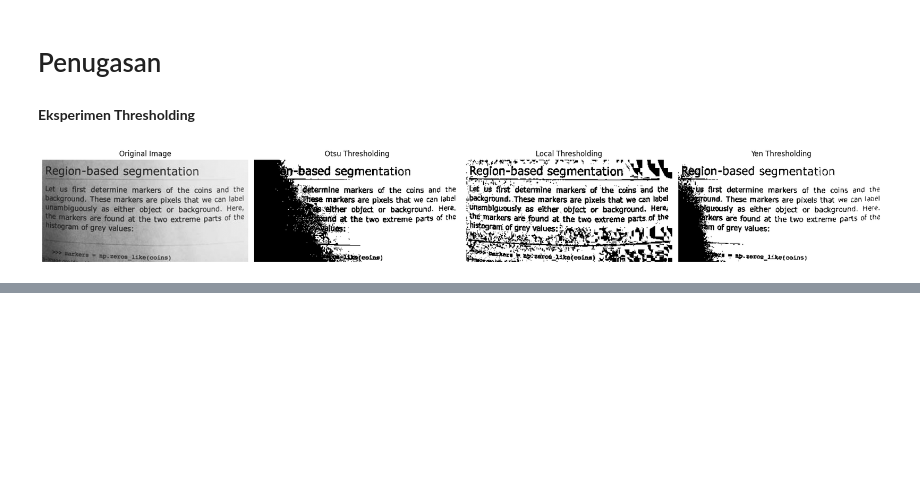
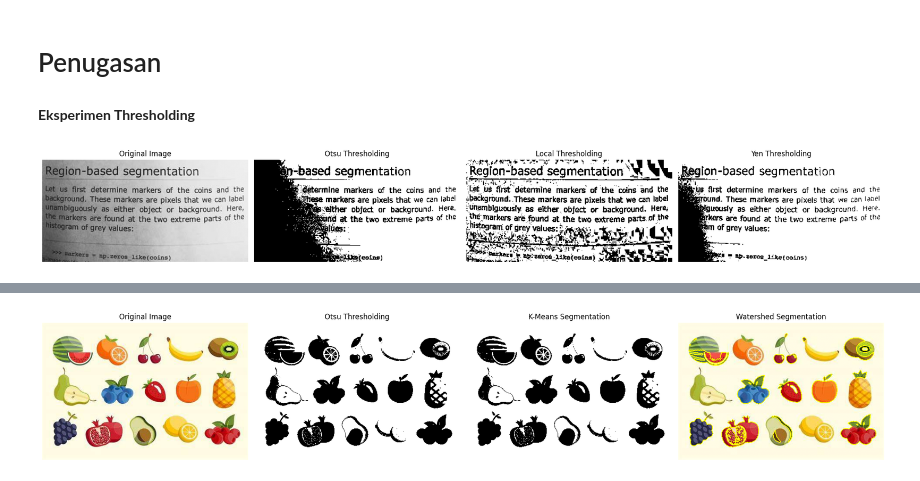
Before and after one commit to AhmadRizkiadi/pengolahan-citra, a Jupyter notebook: js4_segmentasi_gambar.ipynb, the cells around one changed output, grey strips where cells are left out. Saved outputs shown, nothing was run; the diff lists cells and outputs as text; code cells hidden in the pictures; blank space fills up the shorter version.

```diff
--- a/js4_segmentasi_gambar.ipynb
+++ b/js4_segmentasi_gambar.ipynb
@@ -373,54 +392,63 @@ plt.show()
 # %%
 import numpy as np
 import matplotlib.pyplot as plt
-from skimage import io, filters, segmentation, measure
+from skimage import io, filters, segmentation, color
 from skimage.filters import threshold_otsu
 from sklearn.cluster import KMeans
 from scipy import ndimage as ndi
 
-# 1. Memuat citra sederhana dari internet (misalnya citra buah-buahan)
-image = io.imread("https://upload.wikimedia.org/wikipedia/commons/4/43/Apple_fruit.jpg")
-image_gray = np.mean(image, axis=2)  # Mengubah citra menjadi grayscale
+# 1. Memuat citra buah-buahan
+image = io.imread("buah2an.jpg")
+# Ubah ke grayscale menggunakan konversi luminansi agar proporsional
+image_gray = color.rgb2gray(image)  # hasil range 0-1
 
 # 2. Metode Otsu Thresholding
 threshold_otsu_value = threshold_otsu(image_gray)
 binary_otsu = image_gray > threshold_otsu_value
 
 # 3. Metode K-Means
-# Kita ubah citra menjadi 2D untuk clustering K-Means
 image_reshaped = image_gray.reshape((-1, 1))
 kmeans = KMeans(n_clusters=2, random_state=42).fit(image_reshaped)
 labels_kmeans = kmeans.labels_.reshape(image_gray.shape)
-binary_kmeans = labels_kmeans == 1  # Menggunakan cluster yang lebih terang
+
+# Pastikan cluster objek utama adalah yang lebih terang
+if np.mean(image_gray[labels_kmeans == 0]) > np.mean(image_gray[labels_kmeans == 1]):
+    binary_kmeans = labels_kmeans == 0
+else:
+    binary_kmeans = labels_kmeans == 1
 
 # 4. Metode Watershed
-# Menghitung gradien dan menentukan marker
 elevation_map = filters.sobel(image_gray)
-markers = np.zeros_like(image_gray)
-markers[image_gray < 100] = 1  # Latar belakang
-markers[image_gray > 150] = 2  # Objek
+
+# Marker lebih dinamis berdasarkan persentil intensitas
+markers = np.zeros_like(image_gray, dtype=np.int32)
+markers[image_gray < 0.3] = 1  # Background
+markers[image_gray > 0.7] = 2  # Object
+
 segmentation_watershed = segmentation.watershed(elevation_map, markers)
-segmented_colored = segmentation.mark_boundaries(image_gray, segmentation_watershed)
+segmented_colored = segmentation.mark_boundaries(image, segmentation_watershed)
 
 # Visualisasi Hasil Segmentasi
 fig, axes = plt.subplots(1, 4, figsize=(20, 5))
 ax = axes.ravel()
 
-ax[0].imshow(image_gray, cmap=plt.cm.gray)
+ax[0].imshow(image, cmap='gray')
 ax[0].set_title("Original Image")
 ax[0].axis('off')
 
-ax[1].imshow(binary_otsu, cmap=plt.cm.gray)
+ax[1].imshow(binary_otsu, cmap='gray')
 ax[1].set_title("Otsu Thresholding")
 ax[1].axis('off')
 
-ax[2].imshow(binary_kmeans, cmap=plt.cm.gray)
+ax[2].imshow(binary_kmeans, cmap='gray')
 ax[2].set_title("K-Means Segmentation")
 ax[2].axis('off')
 
 ax[3].imshow(segmented_colored)
 ax[3].set_title("Watershed Segmentation")
 ax[3].axis('off')
 
 plt.tight_layout()
 plt.show()
+# %% [output]
+[figure, added]
```
Also changed, not shown: parts of 3 cells of this notebook.
